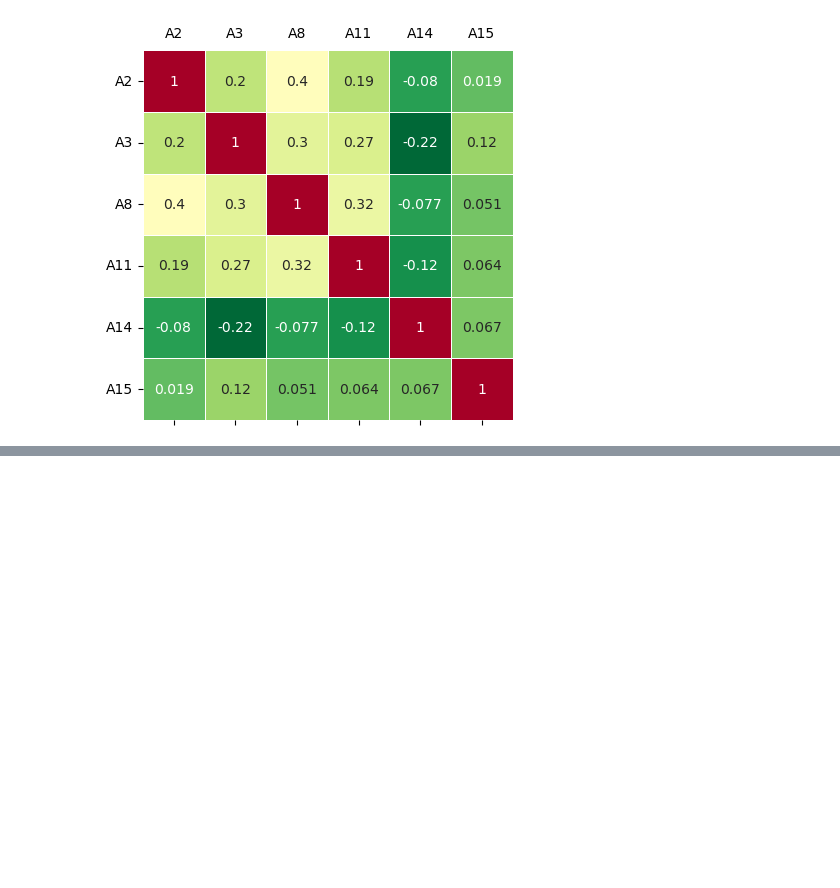
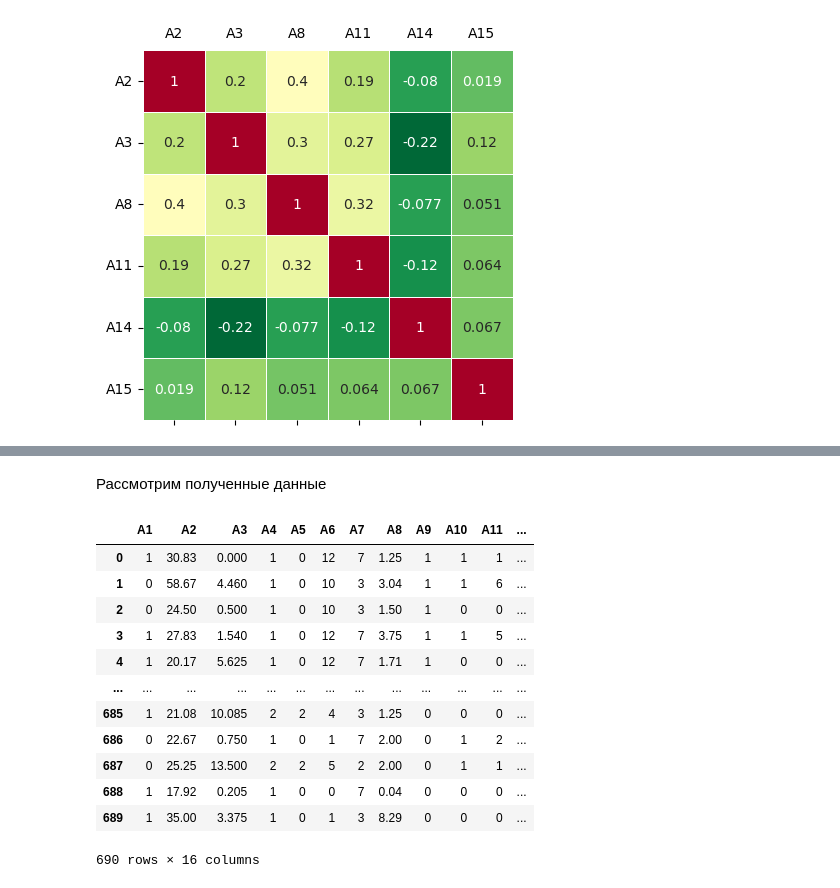
Before and after one commit to grigoriibaryshev/-, a Jupyter notebook: нис1.ipynb, the cells around one changed output, grey strips where cells are left out. Drawn from its saved outputs; the diff is of its cells as text; code cells hidden in the pictures; blank space fills up the shorter version.

```diff
--- a/нис1.ipynb
+++ b/нис1.ipynb
@@ -213,0 +247,10 @@ plt.show()
+# %%
+data = data.ffill() #заполнили
+# проведем проверку что в датасете не осталось незаполненных полей
+has_missing_values = ['A1', 'A2', 'A4', 'A5', 'A6', 'A7', 'A14']
+for i in has_missing_values:
+    missing_values = data[i].isnull().sum()
+    if missing_values==0:
+        print("OK for", i)
+    else:
+        print("Missing values in", i)
@@ -213,0 +267,9 @@ plt.show()
+# %%
+from sklearn.preprocessing import LabelEncoder
+data_columns = data.columns.values
+sc_X = LabelEncoder() #кодировщик для преобразования категориальных или текстовых данных в числа
+for c in data_columns:
+    if data[c].dtypes=='object': #для каждого столбца проверяем в каком он формате
+        data[c]=sc_X.fit_transform(data[c]) #если нужно изменяем
+#проверка что все теперь хорошо
+data.info()
@@ -213,0 +294,18 @@ plt.show()
+# %% [markdown]
+Рассмотрим полученные данные
+# %%
+data
+# %% [output]
+|  | A1 | A2 | A3 | A4 | A5 | A6 | A7 | A8 | A9 | A10 | A11 | ... |
+| 0 | 1 | 30.83 | 0.000 | 1 | 0 | 12 | 7 | 1.25 | 1 | 1 | 1 | ... |
+| 1 | 0 | 58.67 | 4.460 | 1 | 0 | 10 | 3 | 3.04 | 1 | 1 | 6 | ... |
+| 2 | 0 | 24.50 | 0.500 | 1 | 0 | 10 | 3 | 1.50 | 1 | 0 | 0 | ... |
+| 3 | 1 | 27.83 | 1.540 | 1 | 0 | 12 | 7 | 3.75 | 1 | 1 | 5 | ... |
+| 4 | 1 | 20.17 | 5.625 | 1 | 0 | 12 | 7 | 1.71 | 1 | 0 | 0 | ... |
+| ... | ... | ... | ... | ... | ... | ... | ... | ... | ... | ... | ... | ... |
+| 685 | 1 | 21.08 | 10.085 | 2 | 2 | 4 | 3 | 1.25 | 0 | 0 | 0 | ... |
+| 686 | 0 | 22.67 | 0.750 | 1 | 0 | 1 | 7 | 2.00 | 0 | 1 | 2 | ... |
+| 687 | 0 | 25.25 | 13.500 | 2 | 2 | 5 | 2 | 2.00 | 0 | 1 | 1 | ... |
+| 688 | 1 | 17.92 | 0.205 | 1 | 0 | 0 | 7 | 0.04 | 0 | 0 | 0 | ... |
+| 689 | 1 | 35.00 | 3.375 | 1 | 0 | 1 | 3 | 8.29 | 0 | 0 | 0 | ... |
+690 rows × 16 columns
```
Also changed, not shown: parts of 9 cells of this notebook.
